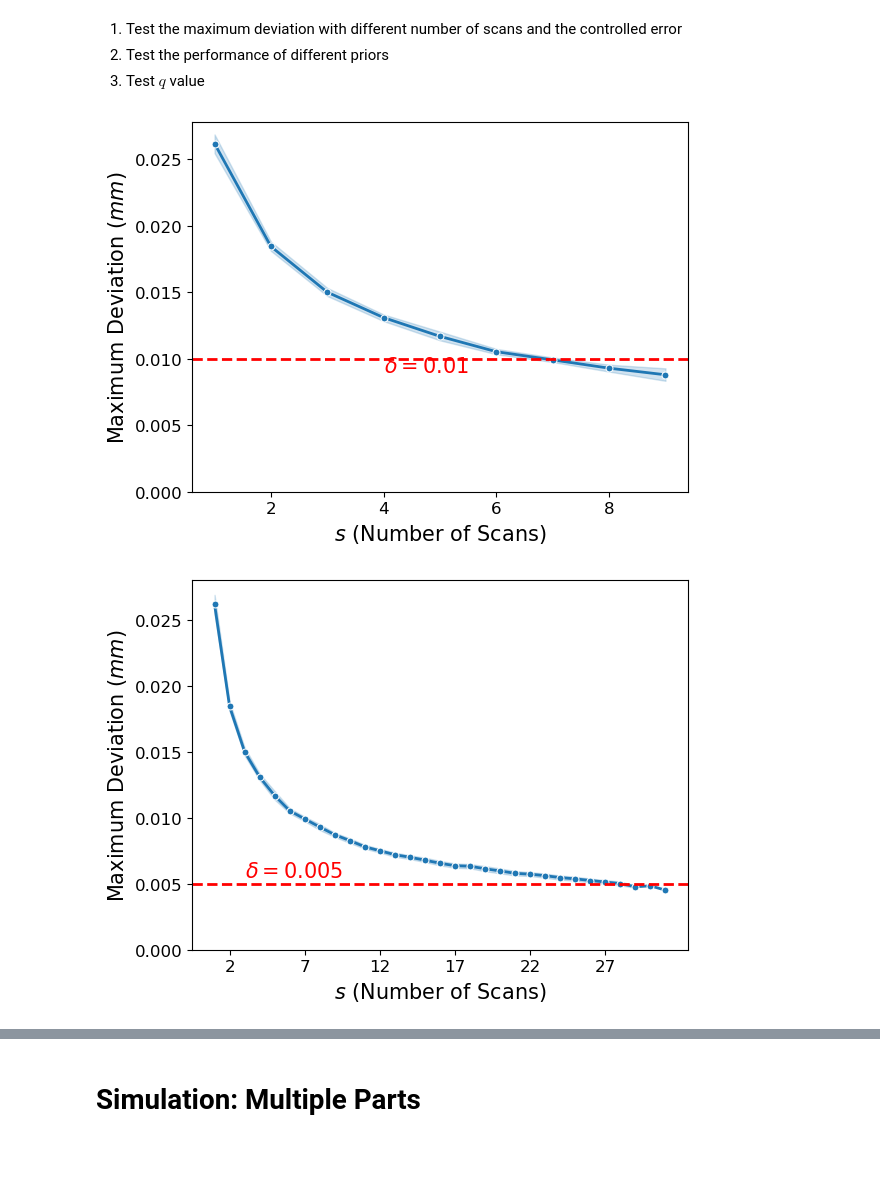
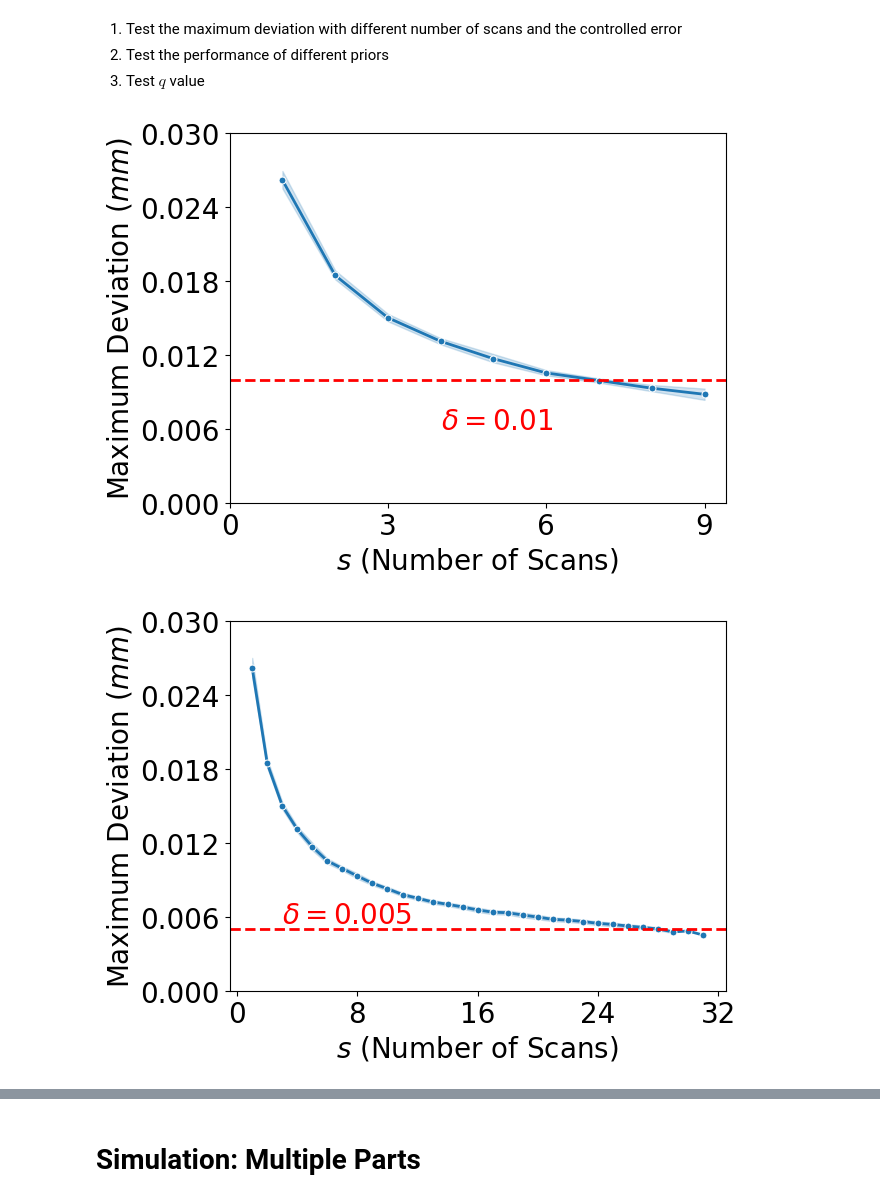
Before and after one commit to ZhaohuiGeng/RE-Process-Planning, a Jupyter notebook: Simulation/hemispherical design simulation.ipynb, the cells around one changed output, grey strips where cells are left out. Saved outputs shown, nothing was run; the diff lists cells and outputs as text; code cells hidden in the pictures; blank space fills up the shorter version.

```diff
--- a/Simulation/hemispherical design simulation.ipynb
+++ b/Simulation/hemispherical design simulation.ipynb
@@ -167,6 +167,8 @@ for i in range(30):
             this_loop3 = pd.DataFrame({"Object": [i], "s": [num_scans], "n": [n3], "MaxDev": [diff3], "delta": [0.003]})
             result3 = result3.append(this_loop3)
 # %%
+result1.reset_index(inplace=True)
+
 plt.style.use("default")
 g = sns.lineplot(
     data=result1,
@@ -177,33 +179,35 @@ g = sns.lineplot(
 
 g.axhline(0.01, ls="--", c='r', linewidth=2)
 
-plt.xticks(np.arange(2, np.max(result1['s']) + .1, step=2), fontsize=12)
-plt.yticks(np.arange(0, 0.0275, step=0.005), fontsize=12)
-plt.xlabel("$s$ (Number of Scans)", fontsize=15)
-plt.ylabel("Maximum Deviation ($mm$)", fontsize=15)
+plt.xticks(np.arange(0, np.max(result1['s']) + 1, step=3), fontsize=20)
+plt.yticks(np.arange(0, 0.031, step=0.006), fontsize=20)
+plt.xlabel("$s$ (Number of Scans)", fontsize=20)
+plt.ylabel("Maximum Deviation ($mm$)", fontsize=20)
 
-plt.text(4, 0.009, "$\delta = 0.01$", fontsize=15, c='r')
-plt.savefig("delta=01.png", dpi=600)
+plt.text(4, 0.006, "$\delta = 0.01$", fontsize=20, c='r')
+plt.savefig("delta=01.png", bbox_inches='tight', dpi=1000)
 # %% [output]
-[figure, old version]
+[figure, new version]
 # %%
+result2.reset_index(inplace=True)
+
 plt.style.use("default")
 g = sns.lineplot(
     data=result2,
     x="s", y="MaxDev",
     marker='o', linewidth=2,markersize=5
 )
 
 
 g.axhline(0.005, ls="--", c='r', linewidth=2)
 
-plt.xticks(np.arange(2, np.max(result2['s']) + .1, step=5), fontsize=12)
-plt.yticks(np.arange(0, 0.0275, step=0.005), fontsize=12)
-plt.xlabel("$s$ (Number of Scans)", fontsize=15)
-plt.ylabel("Maximum Deviation ($mm$)", fontsize=15)
+plt.xticks(np.arange(0, 33, step=8), fontsize=20)
+plt.yticks(np.arange(0, 0.031, step=0.006), fontsize=20)
+plt.xlabel("$s$ (Number of Scans)", fontsize=20)
+plt.ylabel("Maximum Deviation ($mm$)", fontsize=20)
 
-plt.text(3, 0.0055, "$\delta = 0.005$", fontsize=15, c='r')
-plt.savefig("delta=005.png", dpi=600)
+plt.text(3, 0.0055, "$\delta = 0.005$", fontsize=20, c='r')
+plt.savefig("delta=005.png", bbox_inches='tight', dpi=1000)
 # %% [output]
-[figure, old version]
+[figure, new version]
 # %%
```
Also changed, not shown: parts of 14 cells of this notebook, 19 other files.
